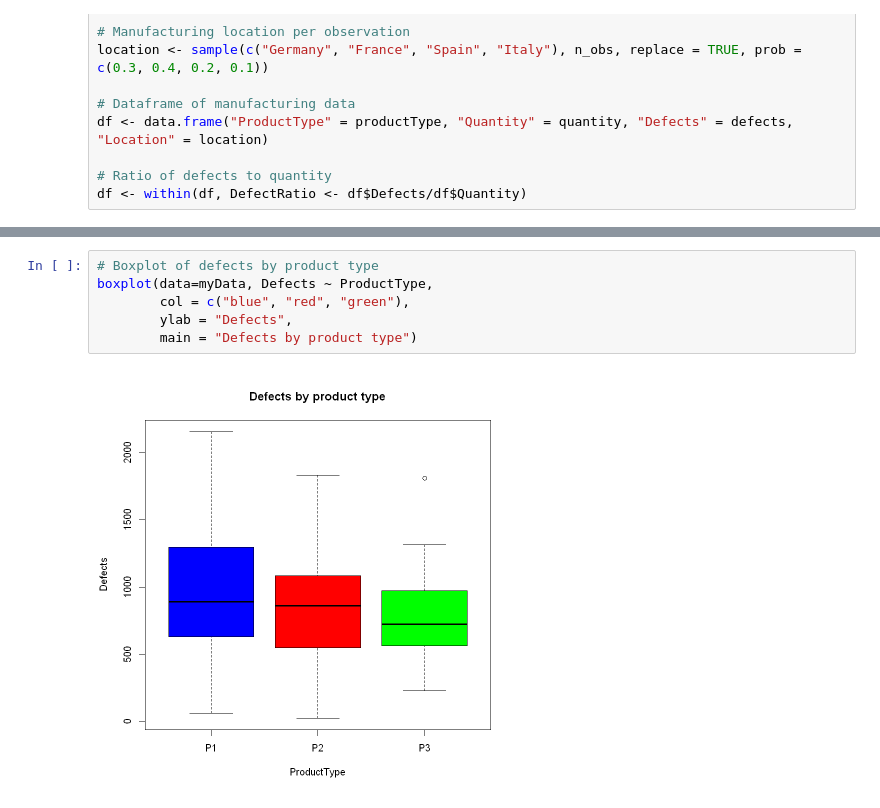
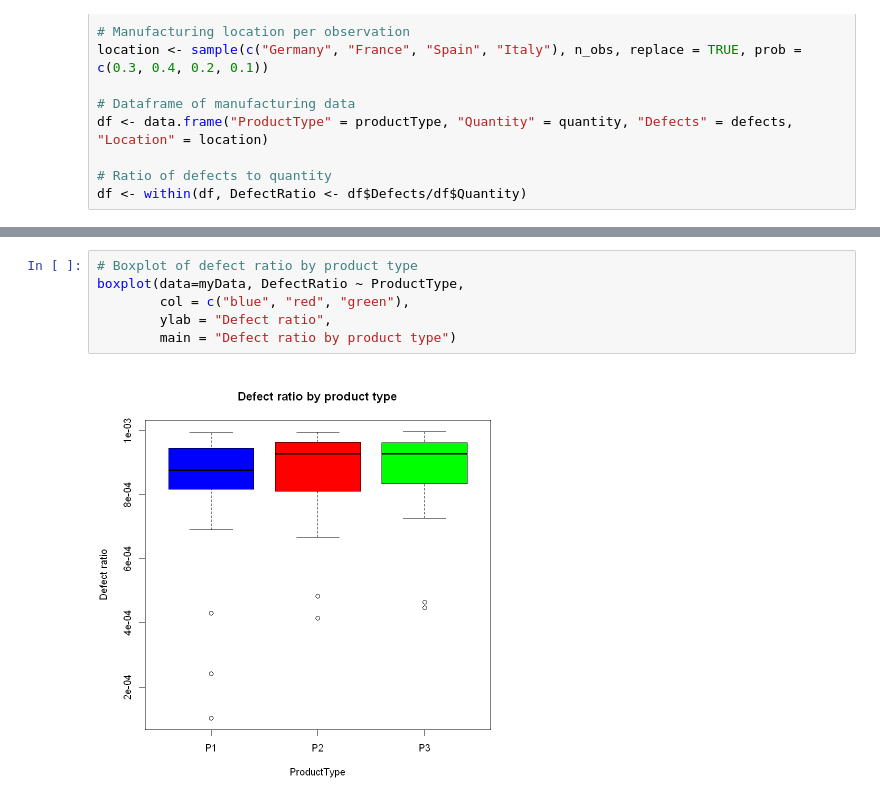
Before and after one commit to snigdhayan/StatMath, a Jupyter notebook: StatisticalMethods/LeanSixSigma.ipynb, the cells around one changed output, grey strips where cells are left out. Cells and saved outputs as stored; diff of their text form.

Commit message:
Replaced 'Defects' by 'Defect ratio' at several places

```diff
--- a/StatisticalMethods/LeanSixSigma.ipynb
+++ b/StatisticalMethods/LeanSixSigma.ipynb
@@ -101,11 +101,11 @@ Exp>USL 73%      Obs>USL 73%
 # %%
-# Boxplot of defects by product type
-boxplot(data=myData, Defects ~ ProductType,
+# Boxplot of defect ratio by product type
+boxplot(data=myData, DefectRatio ~ ProductType,
         col = c("blue", "red", "green"),
-        ylab = "Defects",
-        main = "Defects by product type")
+        ylab = "Defect ratio",
+        main = "Defect ratio by product type")
 # %% [output]
-[figure, old version]
+[figure, new version]
 # %%
 # Scatteroplot of defects by quantity
 y = myData$Defects
```
Also changed, not shown: parts of 8 cells of this notebook.
